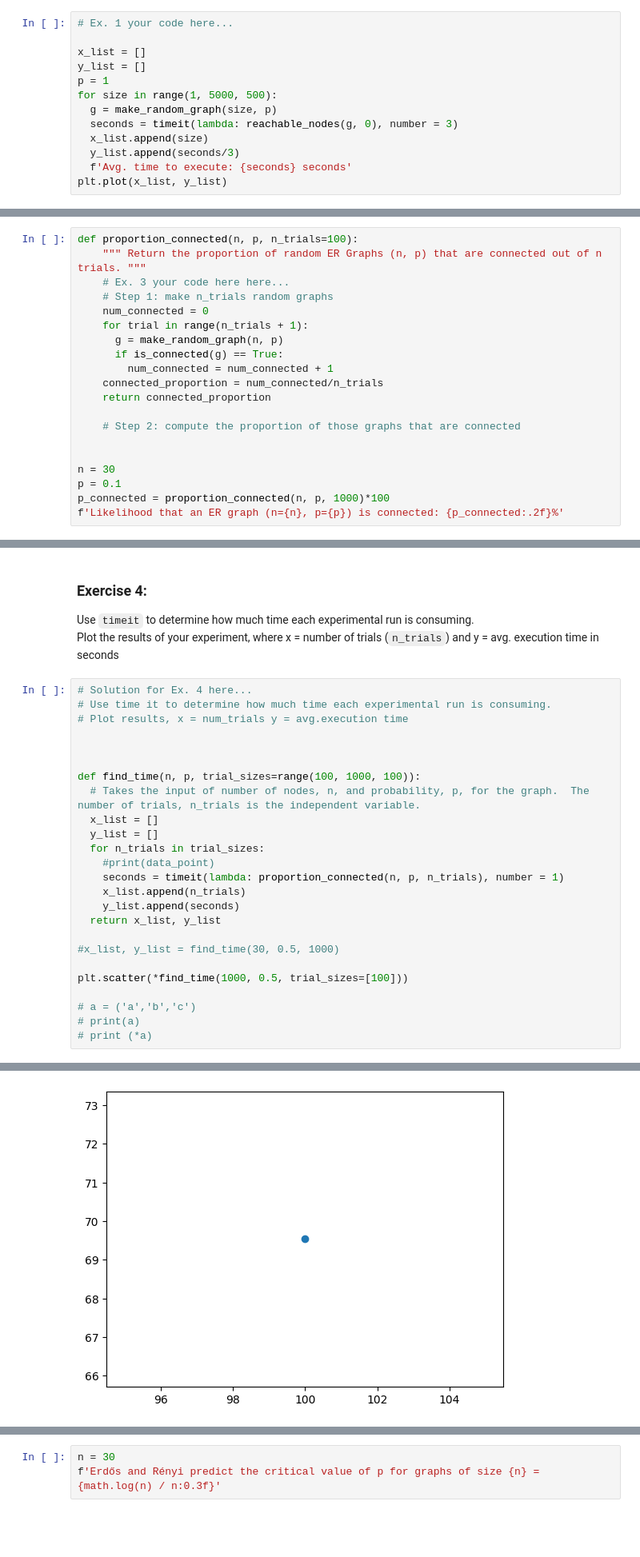
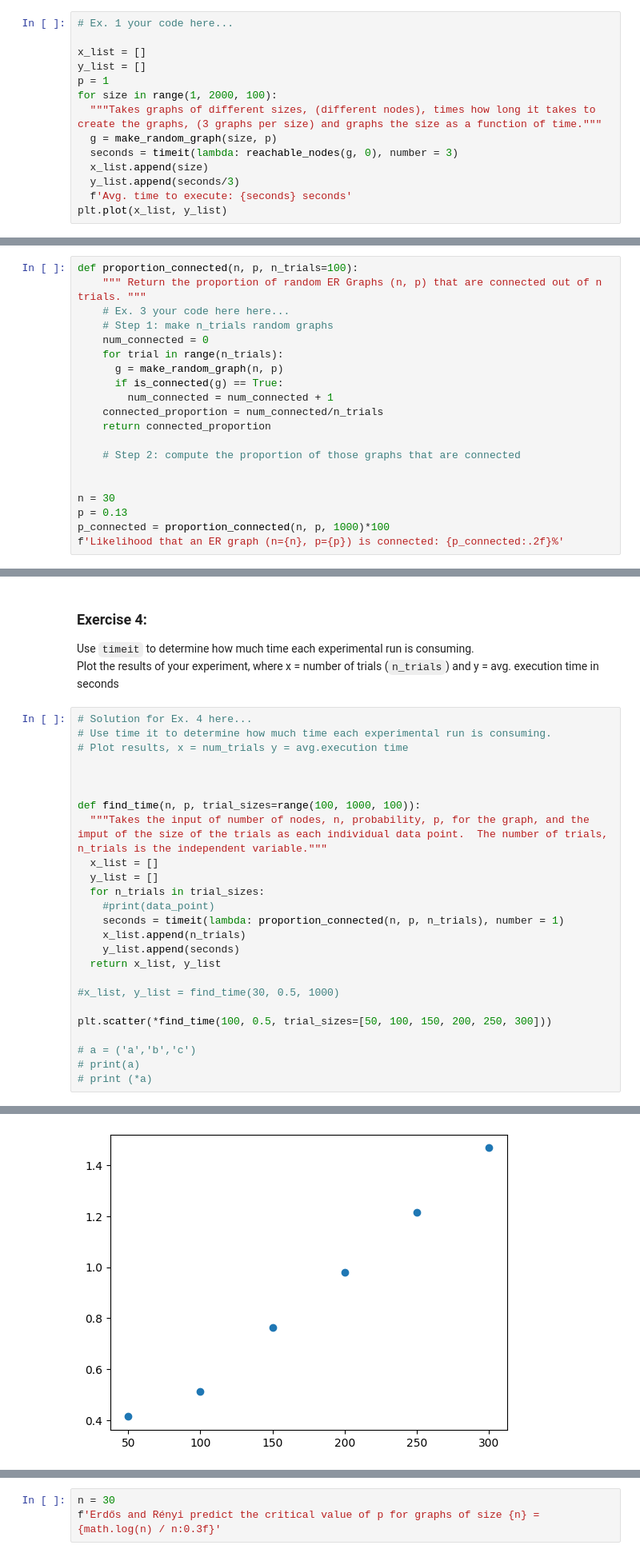
Before and after one commit to blabossiere/cap-comp215, a Jupyter notebook: labs/lab04-graphs.ipynb, the cells around one changed output, grey strips where cells are left out. Shown at 80% size. Saved outputs shown, nothing was run; the diff lists cells and outputs as text; blank space fills up the shorter version.

```diff
--- a/labs/lab04-graphs.ipynb
+++ b/labs/lab04-graphs.ipynb
@@ -135,7 +135,8 @@ f'Avg. time to execute: {seconds} seconds'
 x_list = []
 y_list = []
 p = 1
-for size in range(1, 5000, 500):
+for size in range(1, 2000, 100):
+  """Takes graphs of different sizes, (different nodes), times how long it takes to create the graphs, (3 graphs per size) and graphs the size as a function of time."""
   g = make_random_graph(size, p)
   seconds = timeit(lambda: reachable_nodes(g, 0), number = 3)
   x_list.append(size)
@@ -170,7 +171,7 @@ def proportion_connected(n, p, n_trials=100):
     # Ex. 3 your code here here...
     # Step 1: make n_trials random graphs
     num_connected = 0
-    for trial in range(n_trials + 1):
+    for trial in range(n_trials):
       g = make_random_graph(n, p)
       if is_connected(g) == True:
         num_connected = num_connected + 1
@@ -181,7 +182,7 @@ def proportion_connected(n, p, n_trials=100):
 
 
 n = 30
-p = 0.1
+p = 0.13
 p_connected = proportion_connected(n, p, 1000)*100
 f'Likelihood that an ER graph (n={n}, p={p}) is connected: {p_connected:.2f}%'
 # %% [output]
@@ -210,31 +194,31 @@ Plot the results of your experiment, where x = number of trials (`n_trials`) and
 # %%
 # Solution for Ex. 4 here...
 # Use time it to determine how much time each experimental run is consuming.
 # Plot results, x = num_trials y = avg.execution time
 
 
 
 def find_time(n, p, trial_sizes=range(100, 1000, 100)):
-  # Takes the input of number of nodes, n, and probability, p, for the graph.  The number of trials, n_trials is the independent variable.
+  """Takes the input of number of nodes, n, probability, p, for the graph, and the imput of the size of the trials as each individual data point.  The number of trials, n_trials is the independent variable."""
   x_list = []
   y_list = []
   for n_trials in trial_sizes:
     #print(data_point)
     seconds = timeit(lambda: proportion_connected(n, p, n_trials), number = 1)
     x_list.append(n_trials)
     y_list.append(seconds)
   return x_list, y_list
 
 #x_list, y_list = find_time(30, 0.5, 1000)
 
-plt.scatter(*find_time(1000, 0.5, trial_sizes=[100]))
+plt.scatter(*find_time(100, 0.5, trial_sizes=[50, 100, 150, 200, 250, 300]))
 
 # a = ('a','b','c')
 # print(a)
 # print (*a)
 # %% [output]
 <matplotlib.collections.PathCollection at 0x...>
-[figure, old version]
+[figure, new version]
 # %% [markdown]
 ### Exercise 5:
 Our experimental results are more accurate (i.e., show less variation between runs) when we use large values for `n` and `n_trials`.  But we've seen that large values for these 2 inputs can cause serious performance issues.
```
Also changed, not shown: parts of 7 cells of this notebook.
